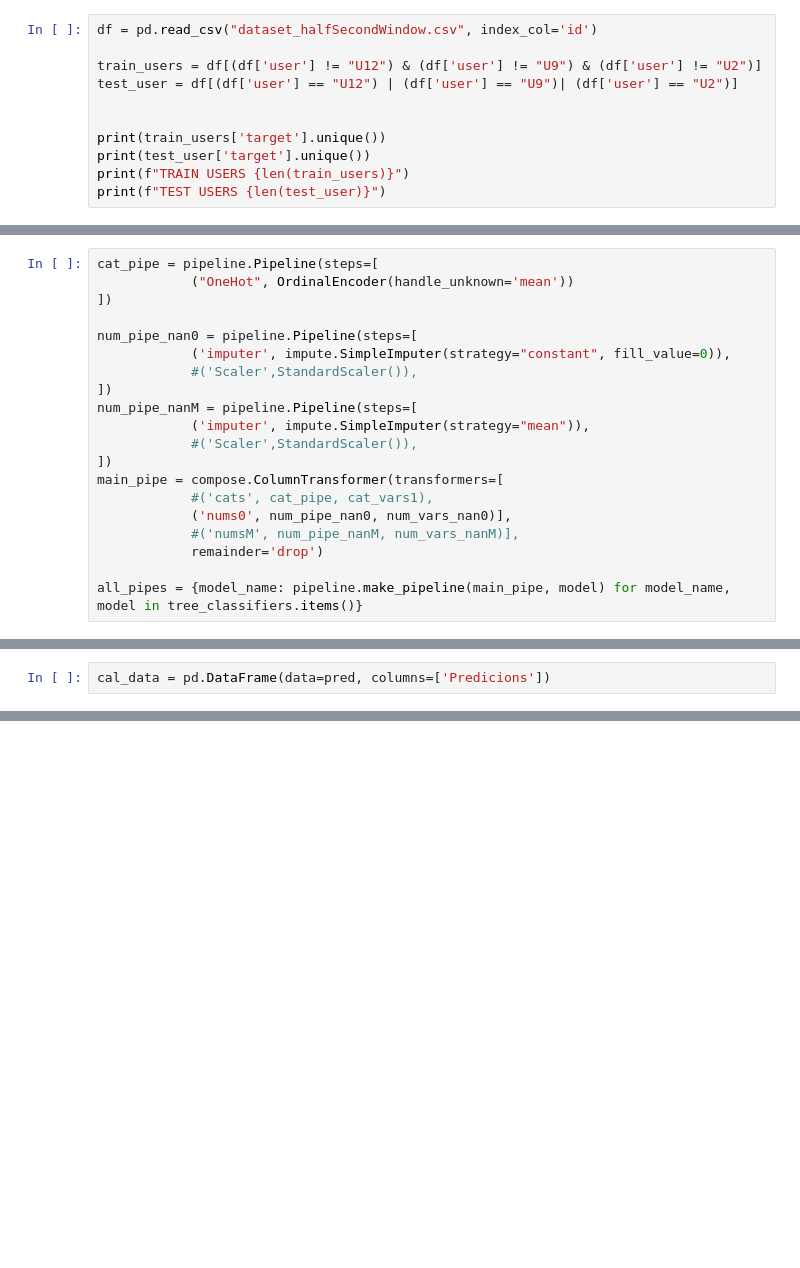
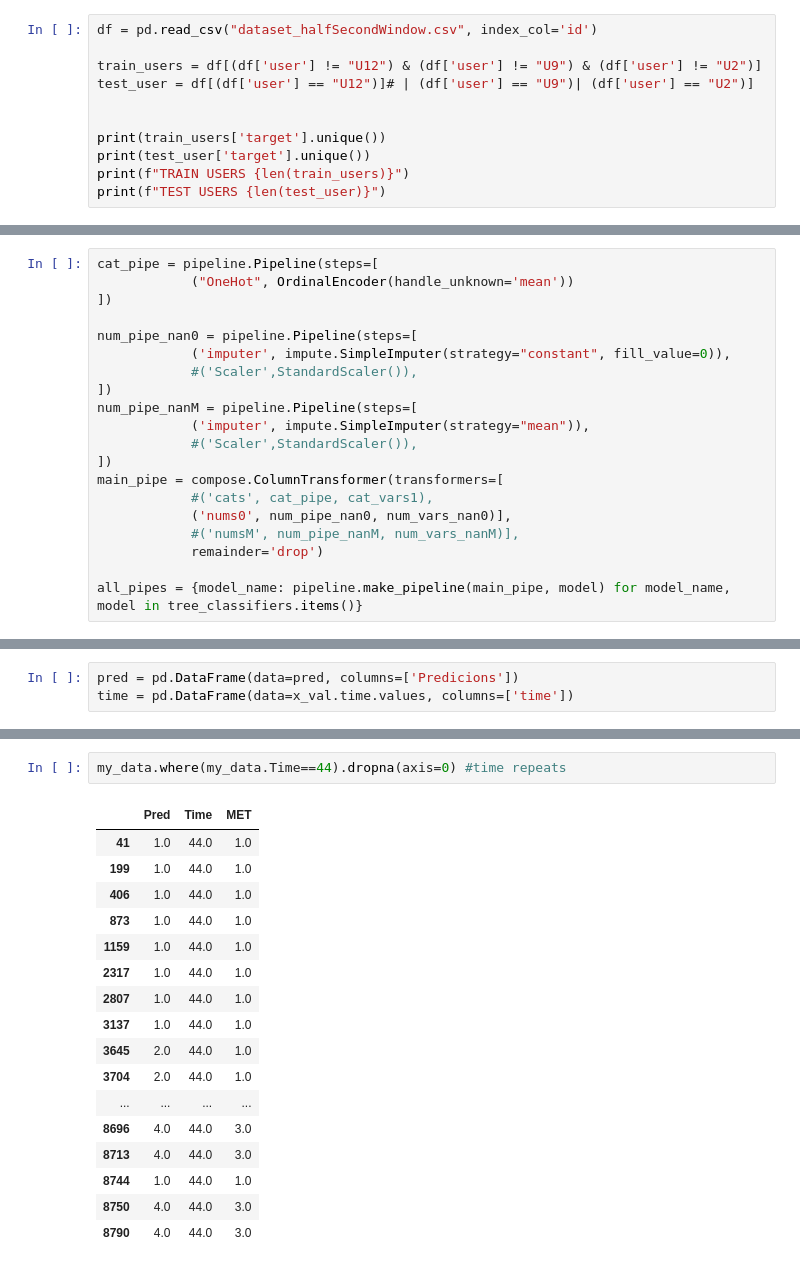
Before and after one commit to Healthy-Life-App-Strive-Build-Week2/Run_For_Life, a Jupyter notebook: TestingGround.ipynb, the cells around one changed output, grey strips where cells are left out. Drawn from its saved outputs; the diff is of its cells as text; blank space fills up the shorter version.

```diff
--- a/TestingGround.ipynb
+++ b/TestingGround.ipynb
@@ -28,7 +28,7 @@ import os
 df = pd.read_csv("dataset_halfSecondWindow.csv", index_col='id')
 
 train_users = df[(df['user'] != "U12") & (df['user'] != "U9") & (df['user'] != "U2")]
-test_user = df[(df['user'] == "U12") | (df['user'] == "U9")| (df['user'] == "U2")]
+test_user = df[(df['user'] == "U12")]# | (df['user'] == "U9")| (df['user'] == "U2")]
 
 
 print(train_users['target'].unique())
@@ -204,2 +204,3 @@ Pipeline(steps=[('columntransformer',
 # %%
-cal_data = pd.DataFrame(data=pred, columns=['Predicions'])
+pred = pd.DataFrame(data=pred, columns=['Predicions'])
+time = pd.DataFrame(data=x_val.time.values, columns=['time'])
@@ -245,0 +238,20 @@ results.head()
+# %%
+my_data.where(my_data.Time==44).dropna(axis=0) #time repeats
+# %% [output]
+|  | Pred | Time | MET |
+| 41 | 1.0 | 44.0 | 1.0 |
+| 199 | 1.0 | 44.0 | 1.0 |
+| 406 | 1.0 | 44.0 | 1.0 |
+| 873 | 1.0 | 44.0 | 1.0 |
+| 1159 | 1.0 | 44.0 | 1.0 |
+| 2317 | 1.0 | 44.0 | 1.0 |
+| 2807 | 1.0 | 44.0 | 1.0 |
+| 3137 | 1.0 | 44.0 | 1.0 |
+| 3645 | 2.0 | 44.0 | 1.0 |
+| 3704 | 2.0 | 44.0 | 1.0 |
+| ... | ... | ... | ... |
+| 8696 | 4.0 | 44.0 | 3.0 |
+| 8713 | 4.0 | 44.0 | 3.0 |
+| 8744 | 1.0 | 44.0 | 1.0 |
+| 8750 | 4.0 | 44.0 | 3.0 |
+| 8790 | 4.0 | 44.0 | 3.0 |
```
Also changed, not shown: parts of 17 cells of this notebook, 7 other files.
